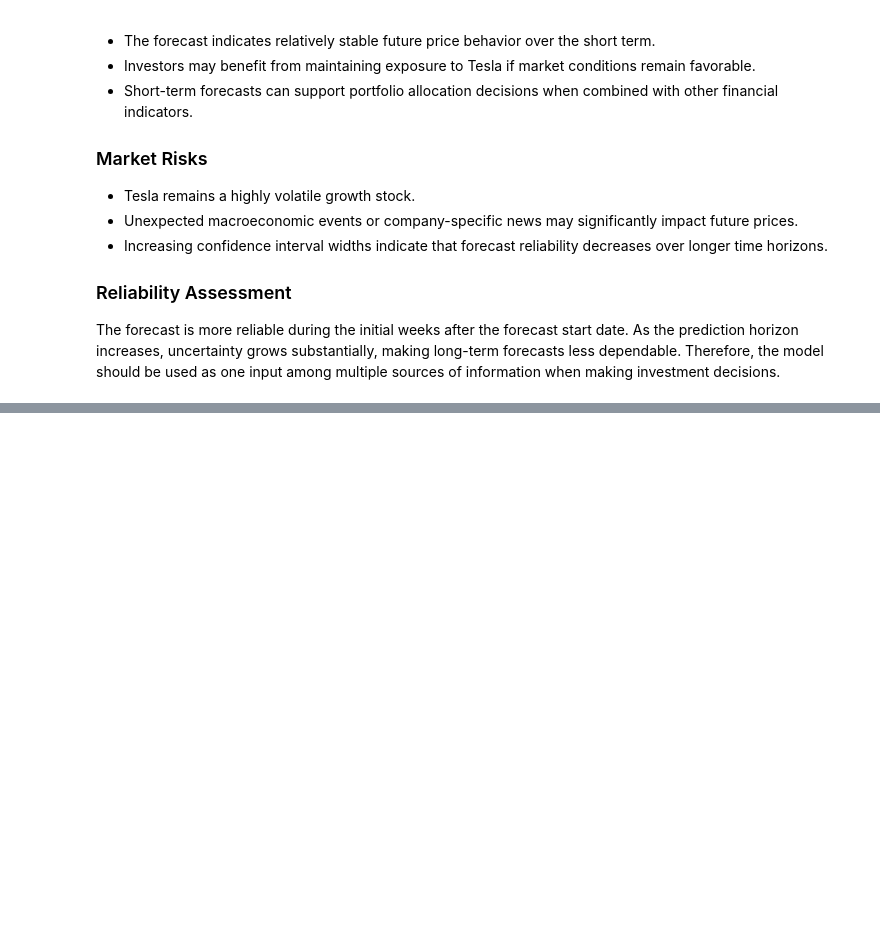
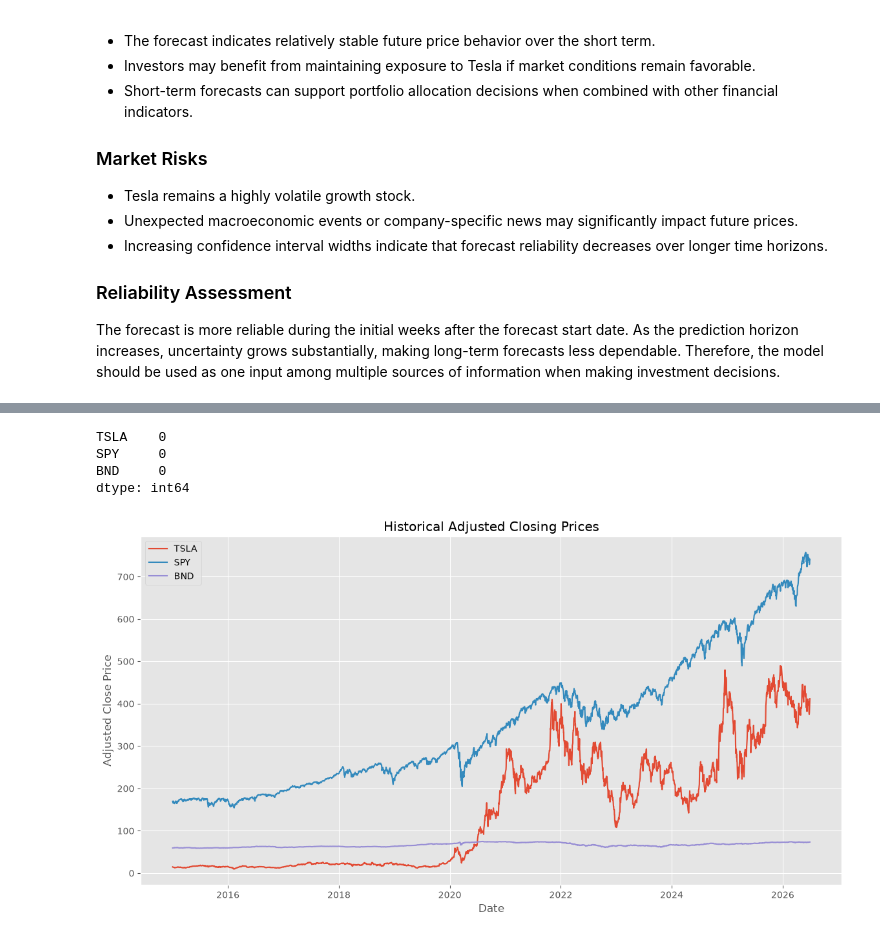
Before and after one commit to Helina-Leul/portfolio-optimization, a Jupyter notebook: notebooks/01_Data_Preprocessing_EDA.ipynb, the cells around one changed output, grey strips where cells are left out. Drawn from its saved outputs; the diff is of its cells as text; code cells hidden in the pictures; blank space fills up the shorter version.

```diff
--- a/notebooks/01_Data_Preprocessing_EDA.ipynb
+++ b/notebooks/01_Data_Preprocessing_EDA.ipynb
@@ -1261,0 +1276,17 @@ The forecast is more reliable during the initial weeks after the forecast start
+# %%
+tsla = pd.read_csv("../data/processed/TSLA_processed.csv")
+spy = pd.read_csv("../data/processed/SPY_processed.csv")
+bnd = pd.read_csv("../data/processed/BND_processed.csv")
+
+for df in [tsla, spy, bnd]:
+    df["Date"] = pd.to_datetime(df["Date"])
+# %%
+prices = pd.DataFrame({
+    "TSLA": tsla["Adj Close"],
+    "SPY": spy["Adj Close"],
+    "BND": bnd["Adj Close"]
+})
+
+prices.index = tsla["Date"]
+
+prices.head()
@@ -1261,0 +1301,26 @@ The forecast is more reliable during the initial weeks after the forecast start
+# %%
+prices.isnull().sum()
+# %% [output]
+TSLA    0
+SPY     0
+BND     0
+dtype: int64
+# %%
+plt.figure(figsize=(14,7))
+
+for column in prices.columns:
+    plt.plot(
+        prices.index,
+        prices[column],
+        label=column
+    )
+
+plt.title("Historical Adjusted Closing Prices")
+plt.xlabel("Date")
+plt.ylabel("Adjusted Close Price")
+plt.legend()
+plt.grid(True)
+
+plt.show()
+# %% [output]
+[figure, added]
```
Also changed, not shown: parts of 22 cells of this notebook.
